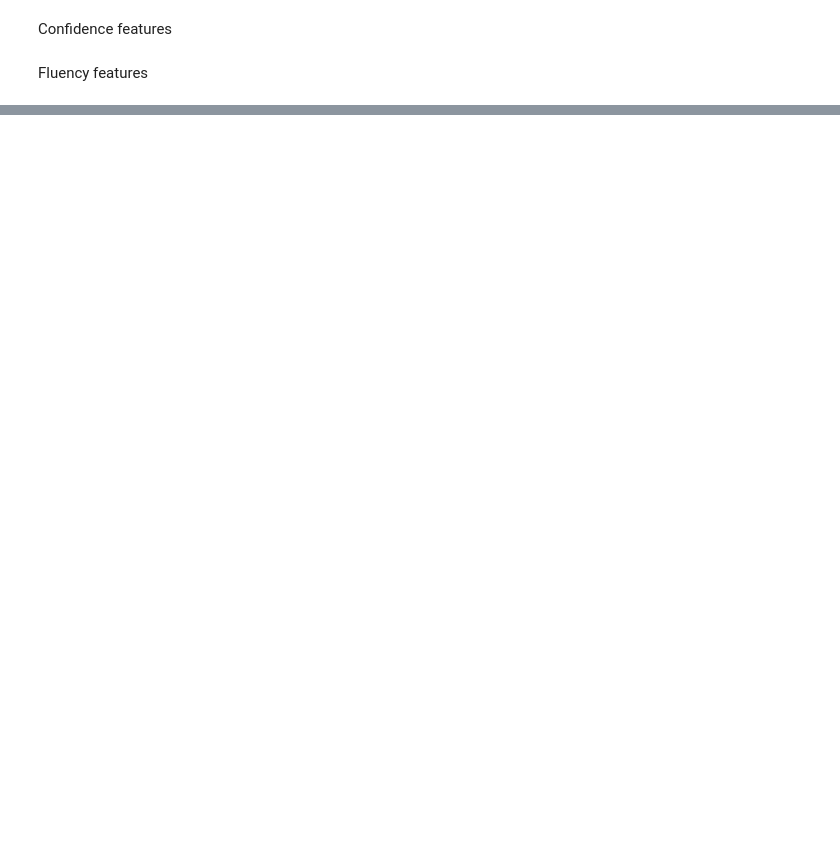
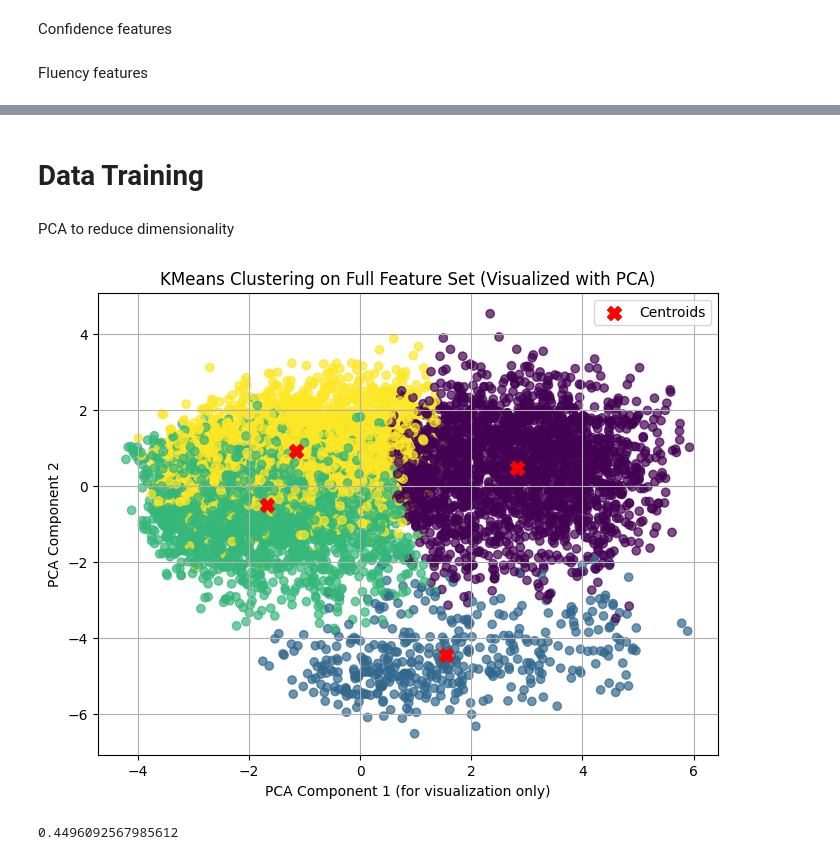
Before and after one commit to lemon-mochi/AI-Based-Public-Speaking-Feedback-System, a Jupyter notebook: Main.ipynb, the cells around one changed output, grey strips where cells are left out. Saved outputs shown, nothing was run; the diff lists cells and outputs as text; code cells hidden in the pictures; blank space fills up the shorter version.

Commit message:
add clustering and model training

```diff
--- a/Main.ipynb
+++ b/Main.ipynb
@@ -320,3 +327,46 @@ print(df_filtered[['filename', 'pitch_variation', 'energy_stability', 'pause_fre
 2          0.014236             1416            1416           6026
 3          0.014236             1416            1416           6026
 4          0.014236             1416            1416           6026
+# %% [markdown]
+# Data Training #
+# %% [markdown]
+PCA to reduce dimensionality
+# %%
+# 1. Select features (no PCA here)
+columns_for_clustering = ['mfcc_0', 'mfcc_1', 'mfcc_2', 'mfcc_3', 'mfcc_4', 'mfcc_5', 'mfcc_6', 'mfcc_7',
+                          'mfcc_8', 'mfcc_9', 'mfcc_10', 'mfcc_11', 'mfcc_12', 'mfcc_13', 'mfcc_14',
+                          'mfcc_15', 'mfcc_16', 'mfcc_17', 'mfcc_18', 'mfcc_19', 'mfcc_20', 'f0_mean',
+                          'rms_mean', 'zcr_mean']
+
+# 2. Standardize the features
+scaler = StandardScaler()
+scaled_data = scaler.fit_transform(df_filtered[columns_for_clustering])
+
+# 3. Apply KMeans directly on the scaled features
+kmeans = KMeans(n_clusters=4, random_state=42)
+clusters = kmeans.fit_predict(scaled_data)
+
+# 4. Add cluster labels back to the DataFrame
+df_filtered['cluster'] = clusters
+
+# 5. Use PCA to simplify data so it can be plotted
+from sklearn.decomposition import PCA
+pca_vis = PCA(n_components=2)
+vis_components = pca_vis.fit_transform(scaled_data)
+
+# 6. Plot with clusters (on 2D PCA just for visualization)
+plt.figure(figsize=(8,6))
+plt.scatter(vis_components[:, 0], vis_components[:, 1], c=clusters, cmap='viridis', alpha=0.7)
+plt.xlabel('PCA Component 1 (for visualization only)')
+plt.ylabel('PCA Component 2')
+plt.title('KMeans Clustering on Full Feature Set (Visualized with PCA)')
+plt.grid(True)
+
+# Optional: Show cluster centers projected into 2D PCA space
+centers_2d = pca_vis.transform(kmeans.cluster_centers_)
+plt.scatter(centers_2d[:, 0], centers_2d[:, 1], c='red', s=100, marker='X', label='Centroids')
+plt.legend()
+plt.show()
+# %% [output]
+[figure, added]
+0.4496092567985612
```
Also changed, not shown: parts of 14 cells of this notebook.
